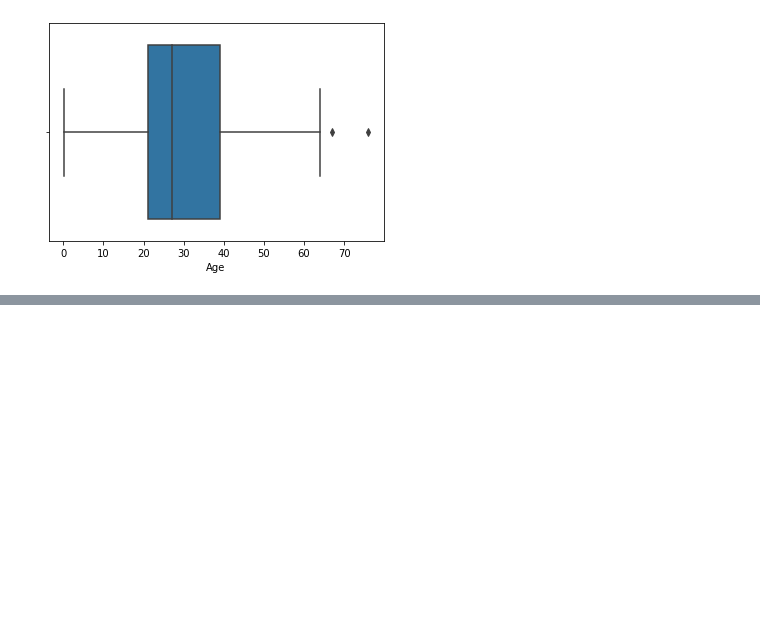
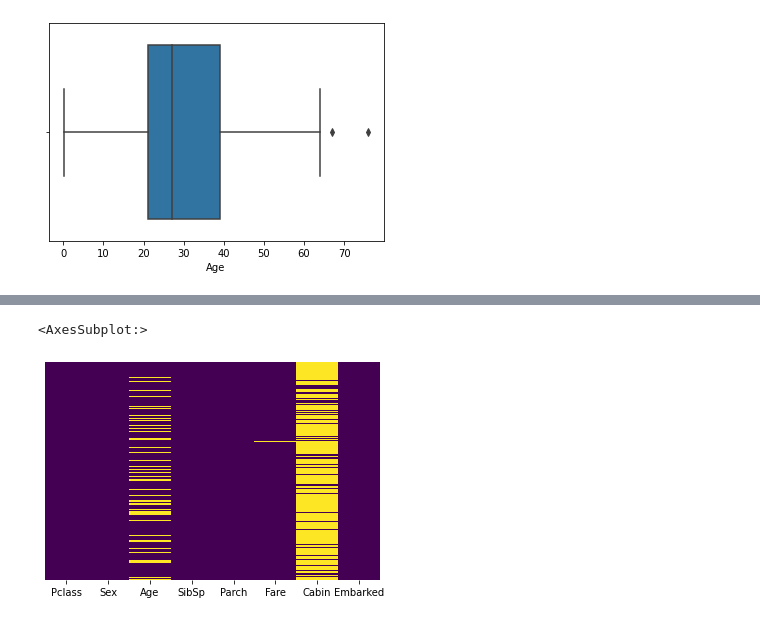
Before and after one commit to windaseptarini/Udemy-MachineLearning, a Jupyter notebook: Titanic.ipynb, the cells around one changed output, grey strips where cells are left out. Cells and saved outputs as stored; diff of their text form; code cells hidden in the pictures; blank space fills up the shorter version.

```diff
--- a/Titanic.ipynb
+++ b/Titanic.ipynb
@@ -223,0 +377,5 @@ sns.boxplot(x=test['Age'])
+# %%
+sns.heatmap(test.isnull(),yticklabels=False,cbar=False,cmap='viridis')
+# %% [output]
+<AxesSubplot:>
+[figure, added]
```
Also changed, not shown: parts of 39 cells of this notebook.
